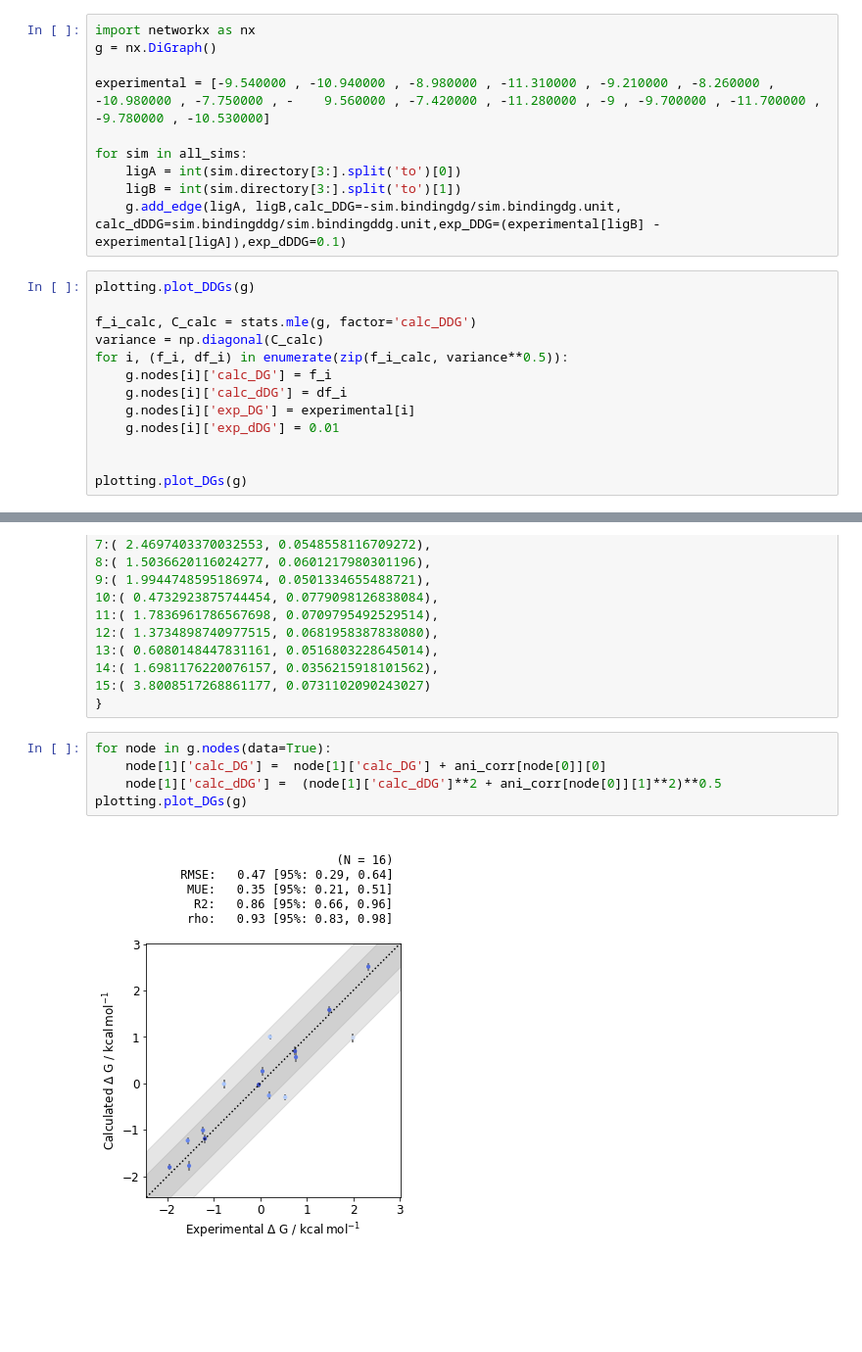
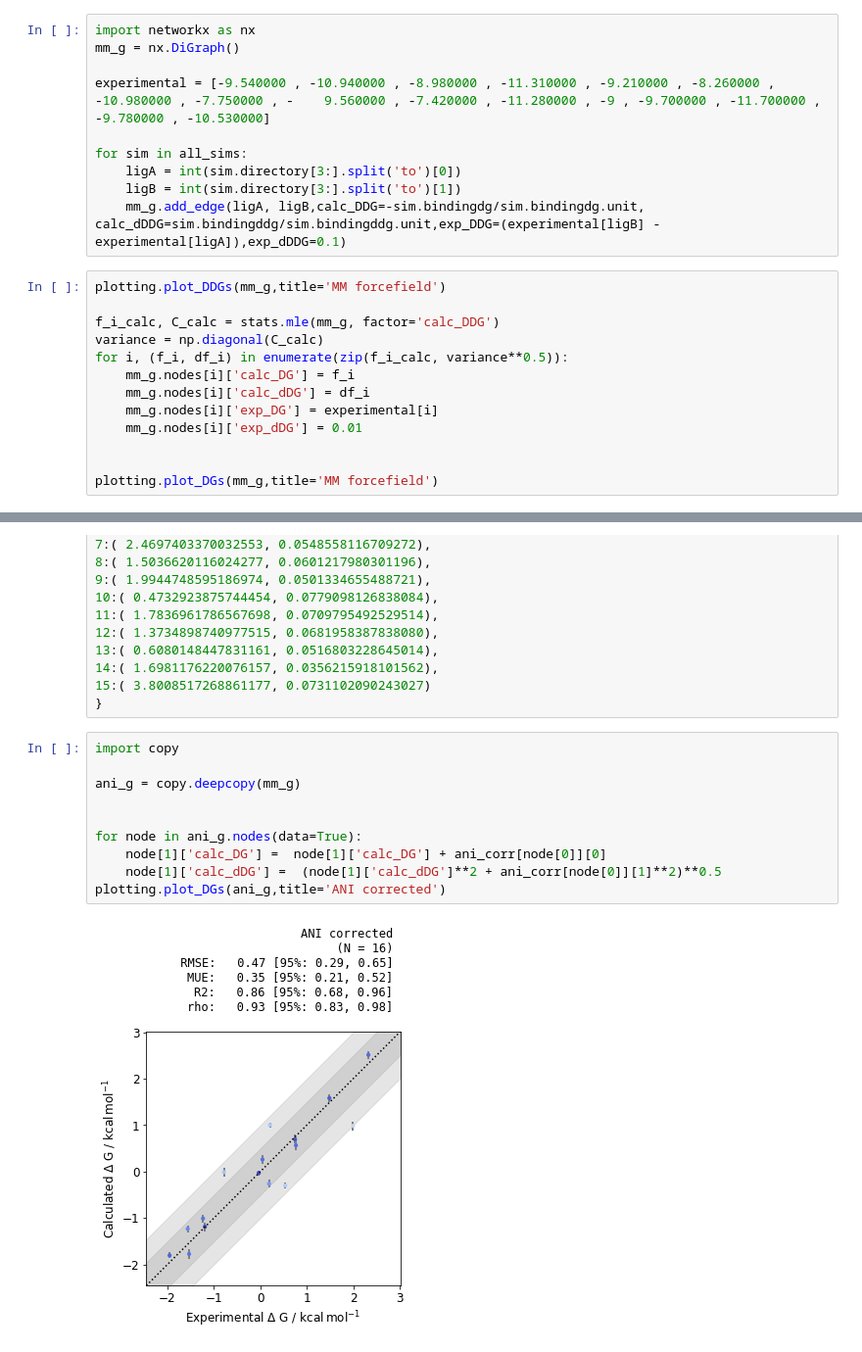
Before and after one commit to choderalab/nn-endstates, a Jupyter notebook: tyk2_hrestraints/Tyk2.ipynb, the cells around one changed output, grey strips where cells are left out. Shown at 98% size. Saved outputs shown, nothing was run; the diff lists cells and outputs as text; blank space fills up the shorter version.

```diff
--- a/tyk2_hrestraints/Tyk2.ipynb
+++ b/tyk2_hrestraints/Tyk2.ipynb
@@ -11,25 +11,25 @@ for results_file in os.listdir('results/'):
     all_sims.append(results)
 # %%
 import networkx as nx
-g = nx.DiGraph()
+mm_g = nx.DiGraph()
 
 experimental = [-9.540000 , -10.940000 , -8.980000 , -11.310000 , -9.210000 , -8.260000 , -10.980000 , -7.750000 , -    9.560000 , -7.420000 , -11.280000 , -9 , -9.700000 , -11.700000 , -9.780000 , -10.530000]
 
 for sim in all_sims:
     ligA = int(sim.directory[3:].split('to')[0])
     ligB = int(sim.directory[3:].split('to')[1])
-    g.add_edge(ligA, ligB,calc_DDG=-sim.bindingdg/sim.bindingdg.unit, calc_dDDG=sim.bindingddg/sim.bindingddg.unit,exp_DDG=(experimental[ligB] - experimental[ligA]),exp_dDDG=0.1)
+    mm_g.add_edge(ligA, ligB,calc_DDG=-sim.bindingdg/sim.bindingdg.unit, calc_dDDG=sim.bindingddg/sim.bindingddg.unit,exp_DDG=(experimental[ligB] - experimental[ligA]),exp_dDDG=0.1)
 # %%
-plotting.plot_DDGs(g)
+plotting.plot_DDGs(mm_g,title='MM forcefield')
 
-f_i_calc, C_calc = stats.mle(g, factor='calc_DDG')
+f_i_calc, C_calc = stats.mle(mm_g, factor='calc_DDG')
 variance = np.diagonal(C_calc)
 for i, (f_i, df_i) in enumerate(zip(f_i_calc, variance**0.5)):
-    g.nodes[i]['calc_DG'] = f_i
-    g.nodes[i]['calc_dDG'] = df_i
-    g.nodes[i]['exp_DG'] = experimental[i]
-    g.nodes[i]['exp_dDG'] = 0.01
+    mm_g.nodes[i]['calc_DG'] = f_i
+    mm_g.nodes[i]['calc_dDG'] = df_i
+    mm_g.nodes[i]['exp_DG'] = experimental[i]
+    mm_g.nodes[i]['exp_dDG'] = 0.01
 
 
-plotting.plot_DGs(g)
+plotting.plot_DGs(mm_g,title='MM forcefield')
 # %% [output]
@@ -54,9 +54,14 @@ ani_corr = {0:( 2.986588908718666, 0.03663977646315734),
 15:( 3.8008517268861177, 0.0731102090243027)
 }
 # %%
-for node in g.nodes(data=True):
+import copy
+
+ani_g = copy.deepcopy(mm_g)
+
+
+for node in ani_g.nodes(data=True):
     node[1]['calc_DG'] =  node[1]['calc_DG'] + ani_corr[node[0]][0]
     node[1]['calc_dDG'] =  (node[1]['calc_dDG']**2 + ani_corr[node[0]][1]**2)**0.5
-plotting.plot_DGs(g)
+plotting.plot_DGs(ani_g,title='ANI corrected')
 # %% [output]
-[figure, old version]
+[figure, new version]
```
Also changed, not shown: parts of 3 cells of this notebook.
